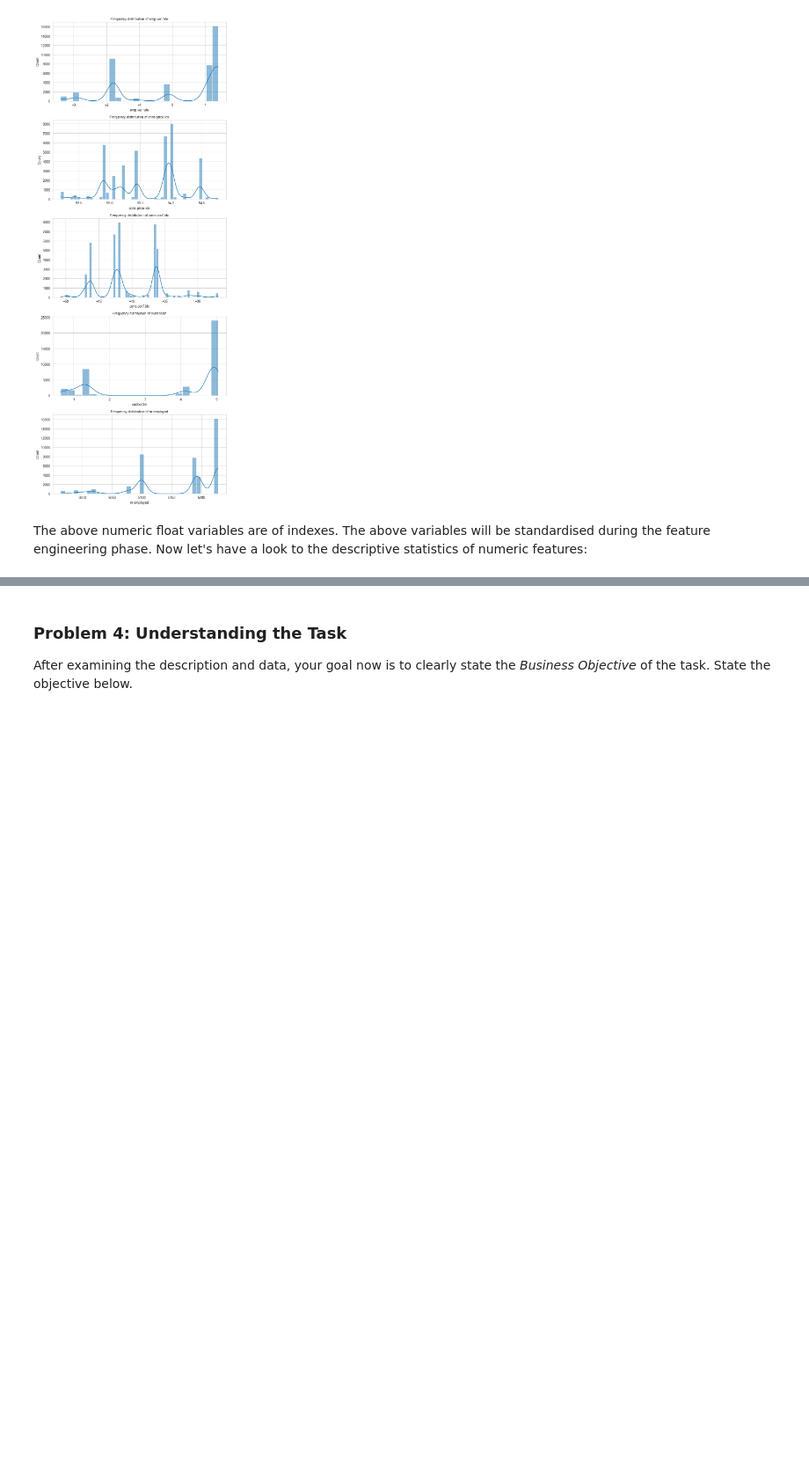
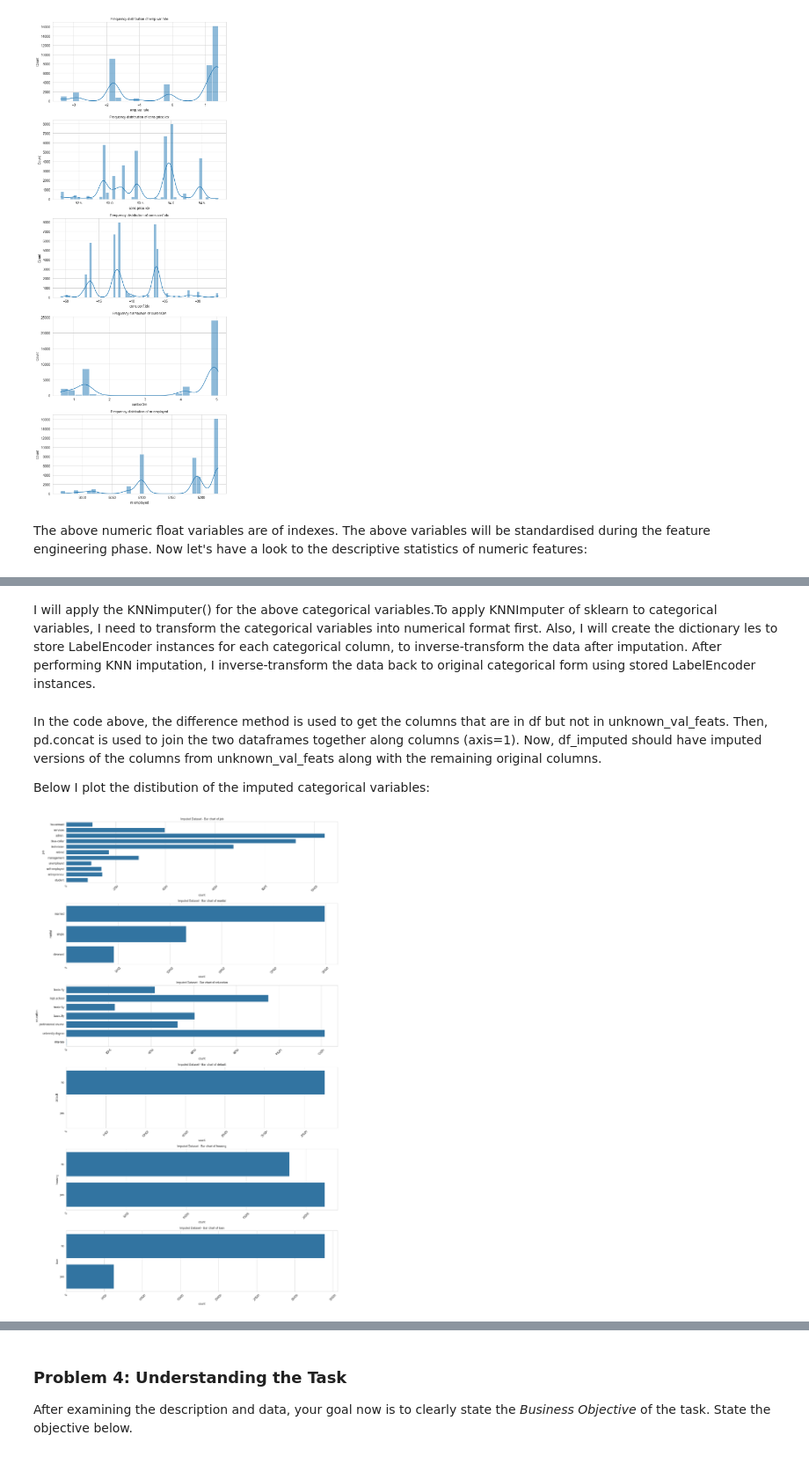
Before and after one commit to vtsou359/BankMarketing_ComparingClassifiers, a Jupyter notebook: bank_marketing.ipynb, the cells around one changed output, grey strips where cells are left out. Shown at 88% size. Drawn from its saved outputs; the diff is of its cells as text; code cells hidden in the pictures; blank space fills up the shorter version.

```diff
--- a/bank_marketing.ipynb
+++ b/bank_marketing.ipynb
@@ -312,0 +367,51 @@ Total Missing values:
+# %% [markdown]
+I will apply the KNNimputer() for the above categorical variables.To apply KNNImputer of sklearn to categorical variables, I need to transform the categorical variables into numerical format first. Also, I will create the dictionary les to store LabelEncoder instances for each categorical column, to inverse-transform the data after imputation. After performing KNN imputation, I inverse-transform the data back to original categorical form using stored LabelEncoder instances.
+# %%
+# Subset the dataframe to only columns in unknown_val_feats
+df_subset = df[unknown_val_feats]
+
+# Make a copy of the subset
+df_filled = df_subset.copy()
+df_filled.replace('unknown', np.nan, inplace=True)
+# We will store the label encoders for each variable in a dictionary
+# so we can convert back after imputation
+les = {}
+
+# Loop over each column of the DataFrame
+for col in df_filled.columns:
+    le = LabelEncoder()
+    df_filled[col] = le.fit_transform(df_filled[col])
+    les[col] = le  # storing the LabelEncoder instance for later use
+
+# Perform KNN imputation
+imputer = KNNImputer(n_neighbors=3)
+df_filled = imputer.fit_transform(df_filled)
+
+# Convert the imputed data back to categorical
+df_filled = pd.DataFrame(df_filled, columns=df_subset.columns)
+for col in df_filled.columns:
+    le = les[col]  # retrieve the stored LabelEncoder for the column
+    df_filled[col] = le.inverse_transform(df_filled[col].round(0).astype(int))
+
+# Rejoin the imputed dataframe with the rest of the original dataframe
+df_remaining = df[df.columns.difference(unknown_val_feats)]
+df_imputed = pd.concat([df_filled, df_remaining], axis=1)
+# %% [markdown]
+In the code above, the difference method is used to get the columns that are in df but not in unknown_val_feats. Then, pd.concat is used to join the two dataframes together along columns (axis=1). Now, df_imputed should have imputed versions of the columns from unknown_val_feats along with the remaining original columns.
+
+Below I plot the distibution of the imputed categorical variables:
+# %%
+fig, axs = plt.subplots(len(unknown_val_feats), figsize=(15, 4*len(unknown_val_feats)))  # Adjust the size as necessary
+
+# This code loops through your categorical features listed in unknown_val_feats
+# and creates a bar chart for each on a separate subplot.
+for i, col_val in enumerate(unknown_val_feats):
+    sns.countplot(df_filled[col_val], ax=axs[i])
+    axs[i].set_title('Imputed Dataset - Bar chart of ' + str(col_val), fontsize=10)
+    for tick in axs[i].get_xticklabels():
+        tick.set_rotation(45)  # Rotates X-axis labels for readability
+
+plt.tight_layout()
+plt.show()
+# %% [output]
+[figure, added]
```
Also changed, not shown: parts of 18 cells of this notebook.
